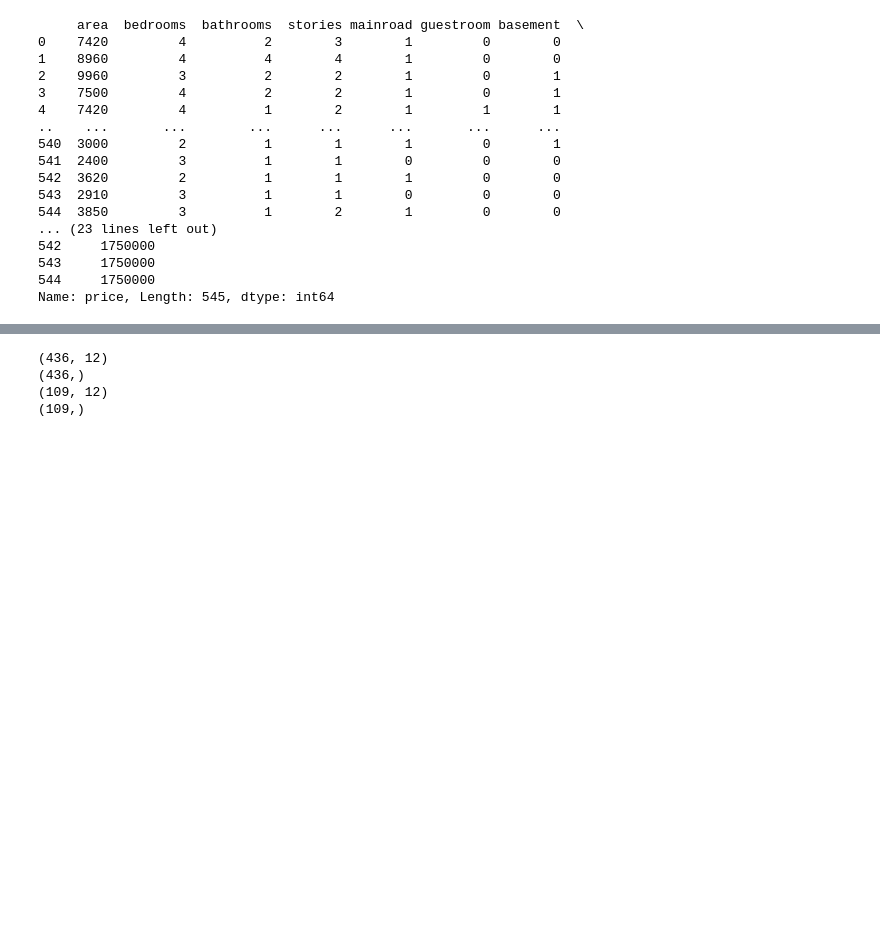
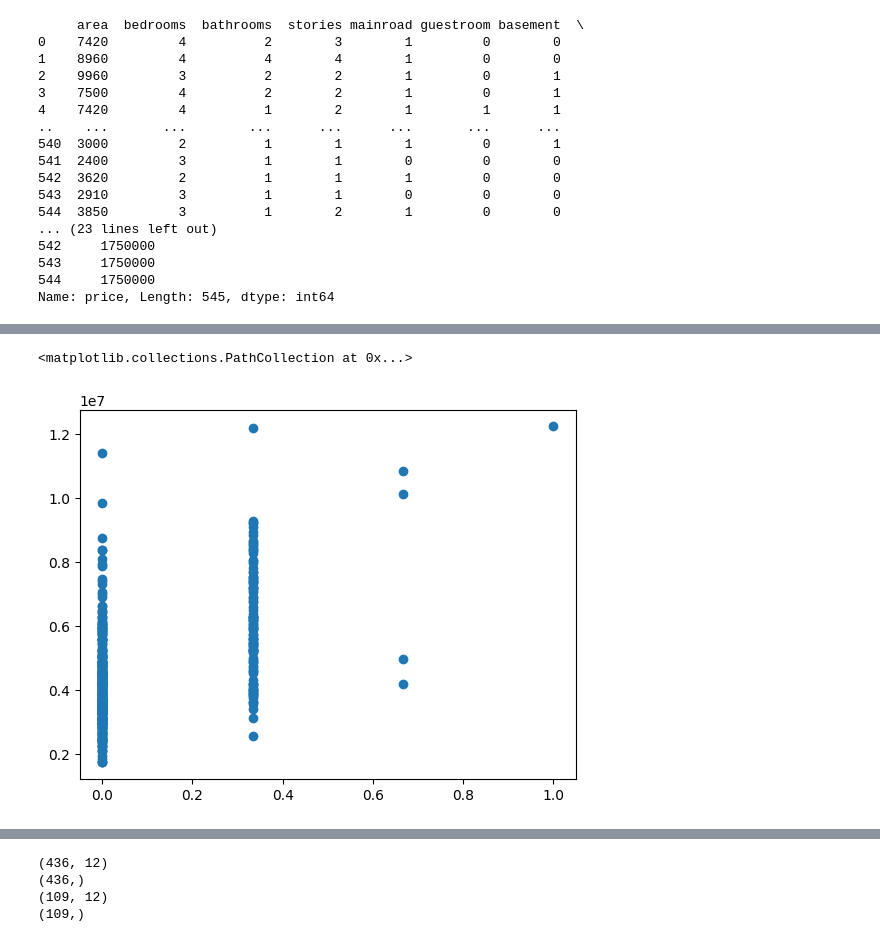
Before and after one commit to PR7175Z/Machine-Learning, a Jupyter notebook: housepriceprediction/model.ipynb, the cells around one changed output, grey strips where cells are left out. Cells and saved outputs as stored; diff of their text form; code cells hidden in the pictures; blank space fills up the shorter version.

```diff
--- a/housepriceprediction/model.ipynb
+++ b/housepriceprediction/model.ipynb
@@ -126,0 +184,5 @@ display(y_validate_reshape)
+# %%
+plt.scatter(x_train_reshape['bathrooms'],y_train_reshape)
+# %% [output]
+<matplotlib.collections.PathCollection at 0x...>
+[figure, added]
```
Also changed, not shown: parts of 12 cells of this notebook.
